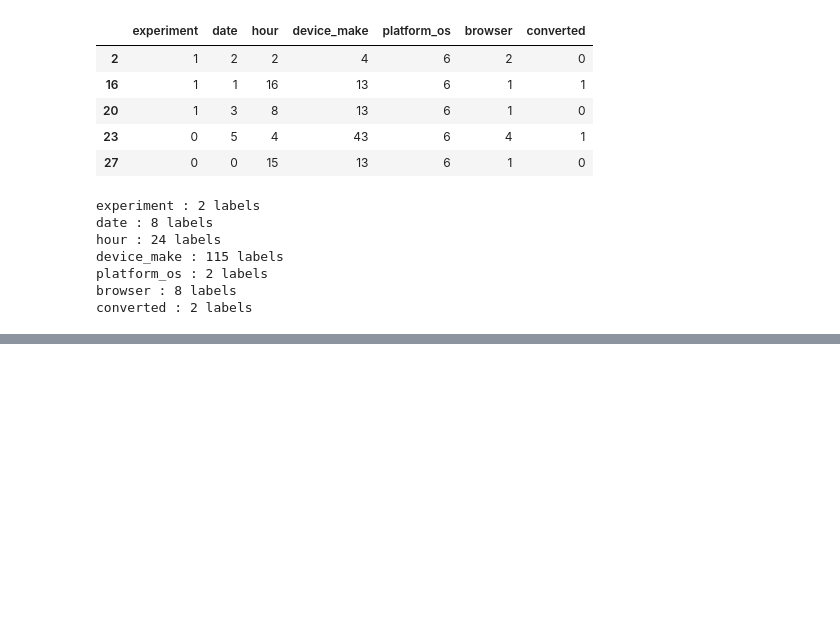
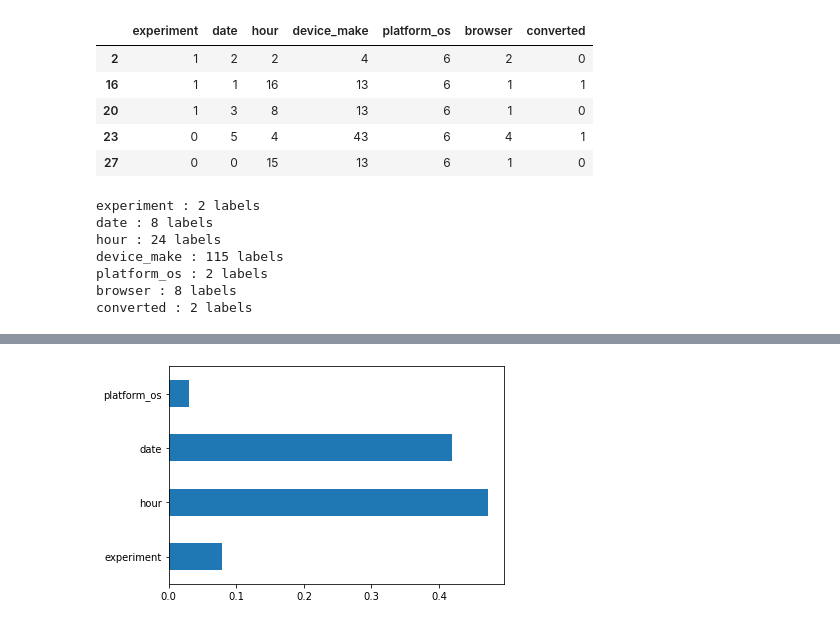
Before and after one commit to eyerus21/ab-test-mlops, a Jupyter notebook: notebook/ML.ipynb, the cells around one changed output, grey strips where cells are left out. Cells and saved outputs as stored; diff of their text form; code cells hidden in the pictures; blank space fills up the shorter version.

```diff
--- a/notebook/ML.ipynb
+++ b/notebook/ML.ipynb
@@ -103,0 +125,3 @@ corr_p= sns.heatmap(df[top_corr_features].corr(), annot= True)
+# %%
+browser_df = df[['experiment', 'hour', 'date','browser', 'converted']]
+platfrom_df =df[['experiment', 'hour', 'date', 'platform_os', 'converted']]
@@ -149,0 +262,7 @@ TypeError: fit() missing 1 required positional argument: 'y'
+# %%
+#feature importance
+feat_importance = pd.Series(dt.feature_importances_, index=train_xx.columns)
+feat_importance.plot(kind='barh')
+plt.show()
+# %% [output]
+[figure, added]
```
Also changed, not shown: parts of 43 cells of this notebook.
